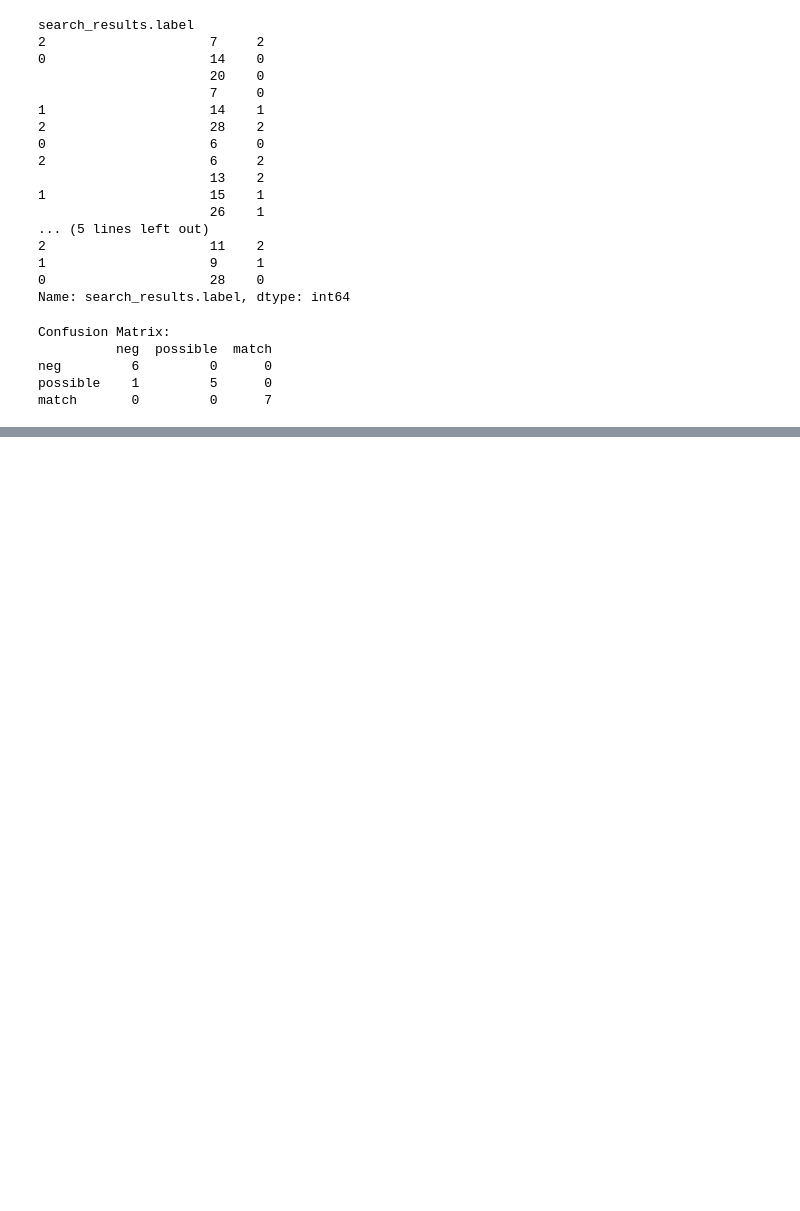
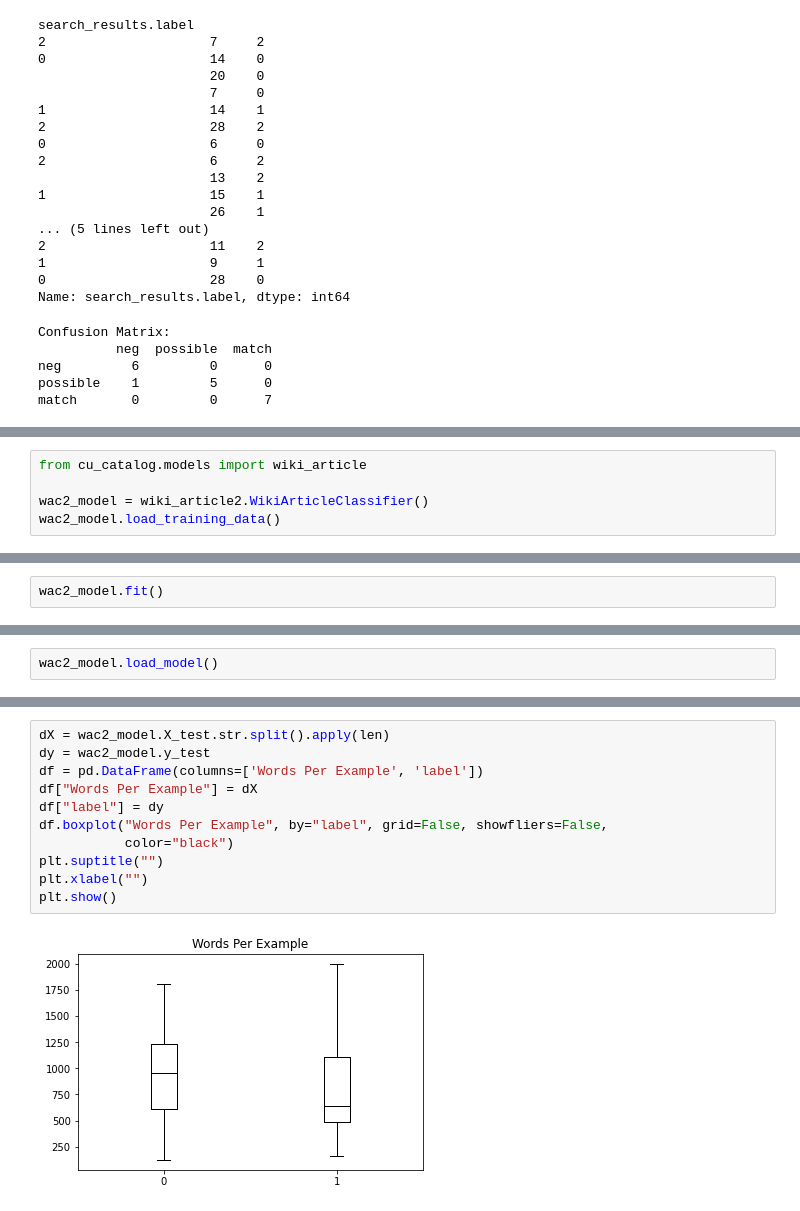
Before and after one commit to soid/columbia-catalog-scraper, a Jupyter notebook: scripts/wiki-search-playground.ipynb, the cells around one changed output, grey strips where cells are left out. Saved outputs shown, nothing was run; the diff lists cells and outputs as text; blank space fills up the shorter version.

```diff
--- a/scripts/wiki-search-playground.ipynb
+++ b/scripts/wiki-search-playground.ipynb
@@ -535,0 +810,5 @@ match       0         0      7
+# %%
+from cu_catalog.models import wiki_article
+
+wac2_model = wiki_article2.WikiArticleClassifier()
+wac2_model.load_training_data()
@@ -535,0 +826,2 @@ match       0         0      7
+# %%
+wac2_model.fit()
@@ -535,0 +930,2 @@ match       0         0      7
+# %%
+wac2_model.load_model()
@@ -535,0 +953,13 @@ match       0         0      7
+# %%
+dX = wac2_model.X_test.str.split().apply(len)
+dy = wac2_model.y_test
+df = pd.DataFrame(columns=['Words Per Example', 'label'])
+df["Words Per Example"] = dX
+df["label"] = dy
+df.boxplot("Words Per Example", by="label", grid=False, showfliers=False,
+           color="black")
+plt.suptitle("")
+plt.xlabel("")
+plt.show()
+# %% [output]
+[figure, added]
```
Also changed, not shown: parts of 44 cells of this notebook, 17 other files.
